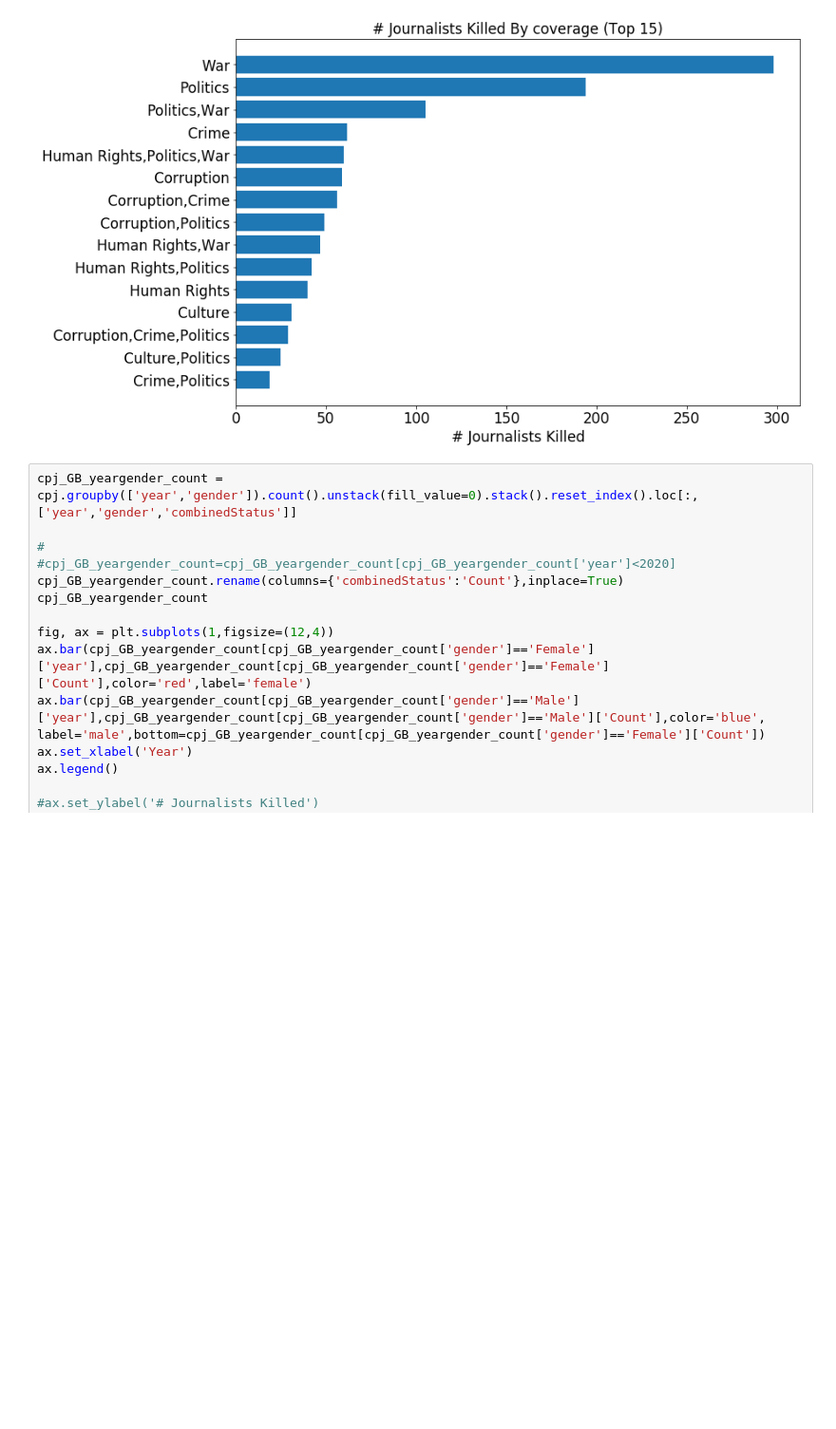
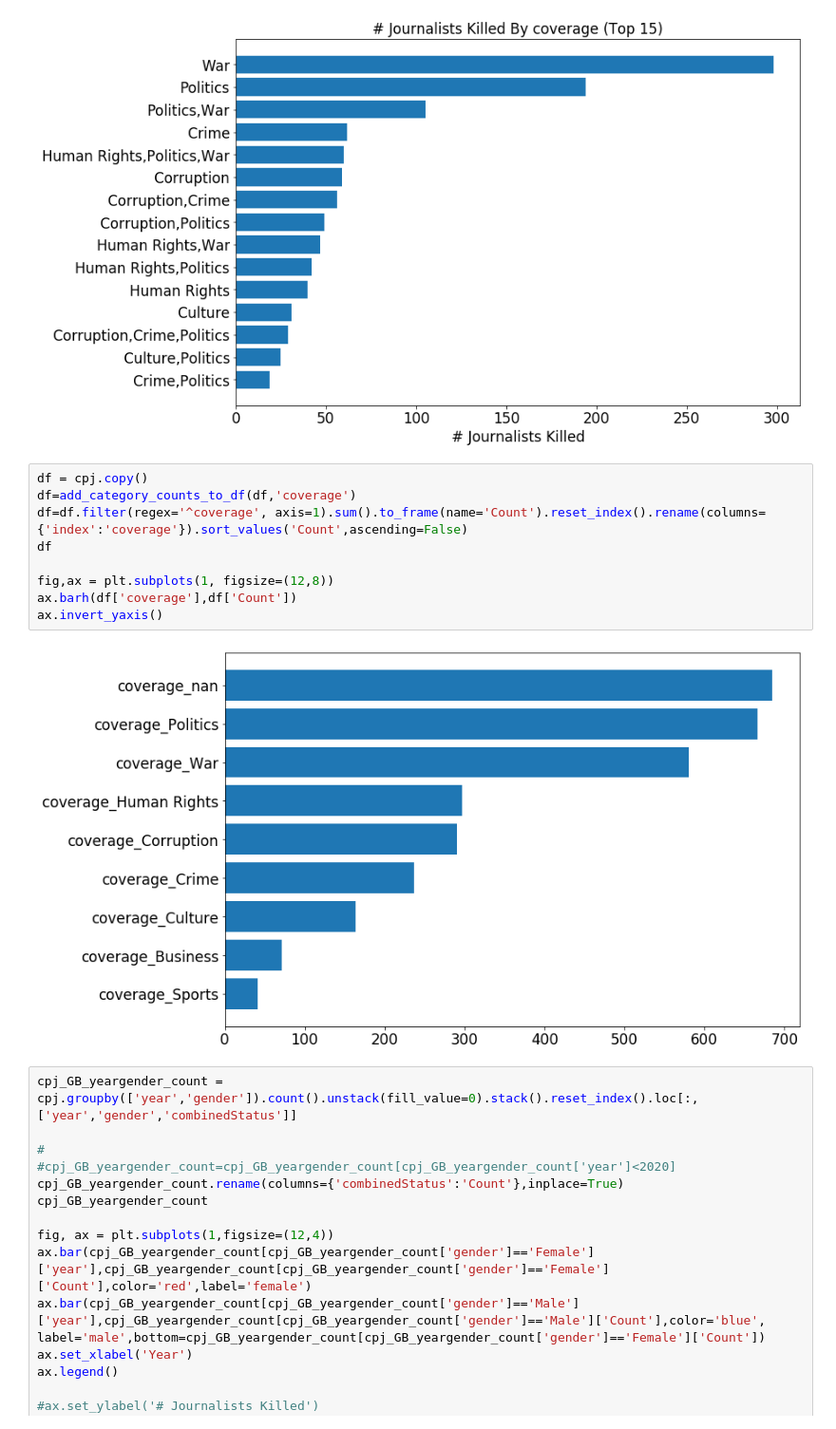
Before and after one commit to andypicke/Journalists-Under-Fire, a Jupyter notebook: notebooks/CPJ_Journalists_Killed_EDA.ipynb, the cells around one changed output. Shown: that part at 95% size. Drawn from its saved outputs; the diff is of its cells as text; blank space fills up the shorter version.

```diff
--- a/notebooks/CPJ_Journalists_Killed_EDA.ipynb
+++ b/notebooks/CPJ_Journalists_Killed_EDA.ipynb
@@ -509,6 +590,17 @@ plot_hbar_category_count(cpj, 'jobs', 20)
 plot_hbar_category_count(cpj, 'coverage', 15)
 # %% [output]
 [figure]
+# %%
+df = cpj.copy()
+df=add_category_counts_to_df(df,'coverage')
+df=df.filter(regex='^coverage', axis=1).sum().to_frame(name='Count').reset_index().rename(columns={'index':'coverage'}).sort_values('Count',ascending=False)
+df
+
+fig,ax = plt.subplots(1, figsize=(12,8))
+ax.barh(df['coverage'],df['Count'])
+ax.invert_yaxis()
+# %% [output]
+[figure, added]
 # %%
 cpj_GB_yeargender_count = cpj.groupby(['year','gender']).count().unstack(fill_value=0).stack().reset_index().loc[:,['year','gender','combinedStatus']]
 
```
Also changed, not shown: parts of 19 cells of this notebook.
